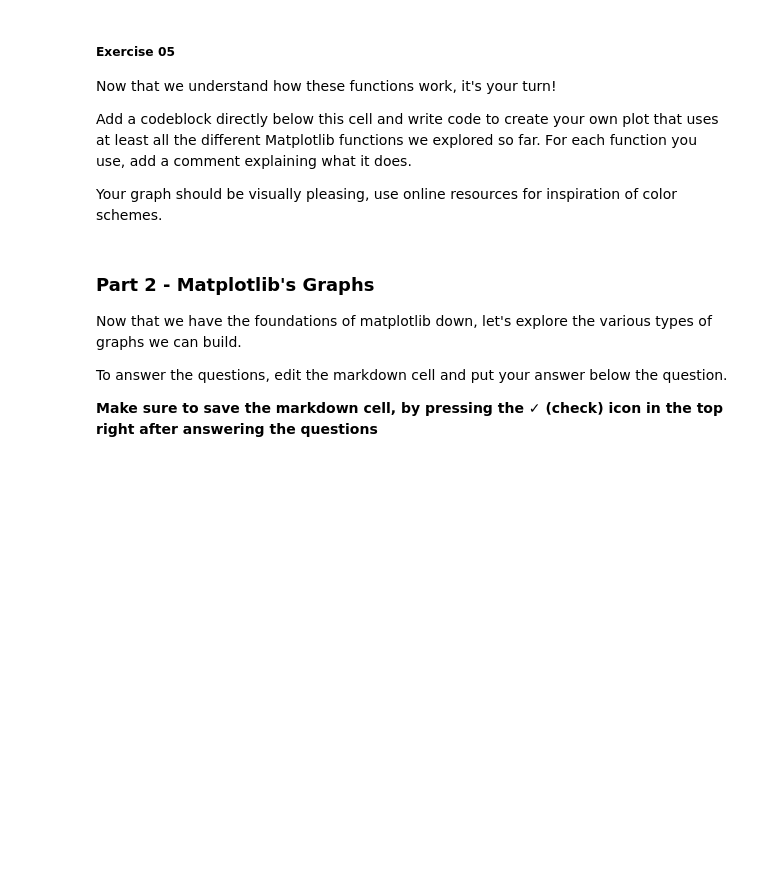
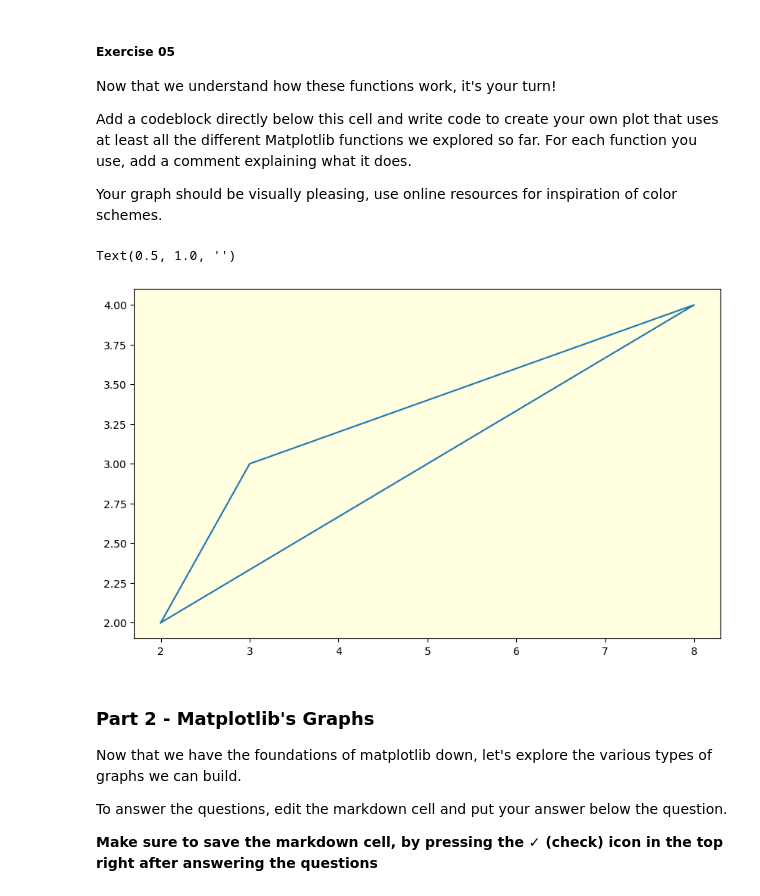
Before and after one commit to sugaazz1/unit-3-ai, a Jupyter notebook: 02-intro/intro-to-notebooks.ipynb, the cells around one changed output. Drawn from its saved outputs; the diff is of its cells as text; code cells hidden in the pictures; blank space fills up the shorter version.

```diff
--- a/02-intro/intro-to-notebooks.ipynb
+++ b/02-intro/intro-to-notebooks.ipynb
@@ -257,9 +257,12 @@ Your graph should be visually pleasing, use online resources for inspiration of
 # %%
 plt.figure(figsize=(10,6))
 ax = plt.gca()
 ax.set_facecolor('lightyellow')
-plt.plot([], [])
+plt.plot([2,3,8,2], [2,3,4,2])
 plt.title('')
+# %% [output]
+Text(0.5, 1.0, '')
+[figure, added]
 # %% [markdown]
 ### Part 2 - Matplotlib's Graphs
 Now that we have the foundations of matplotlib down, let's explore the various types of graphs we can build.
```
Also changed, not shown: parts of 1 cell of this notebook, 6 other files.
